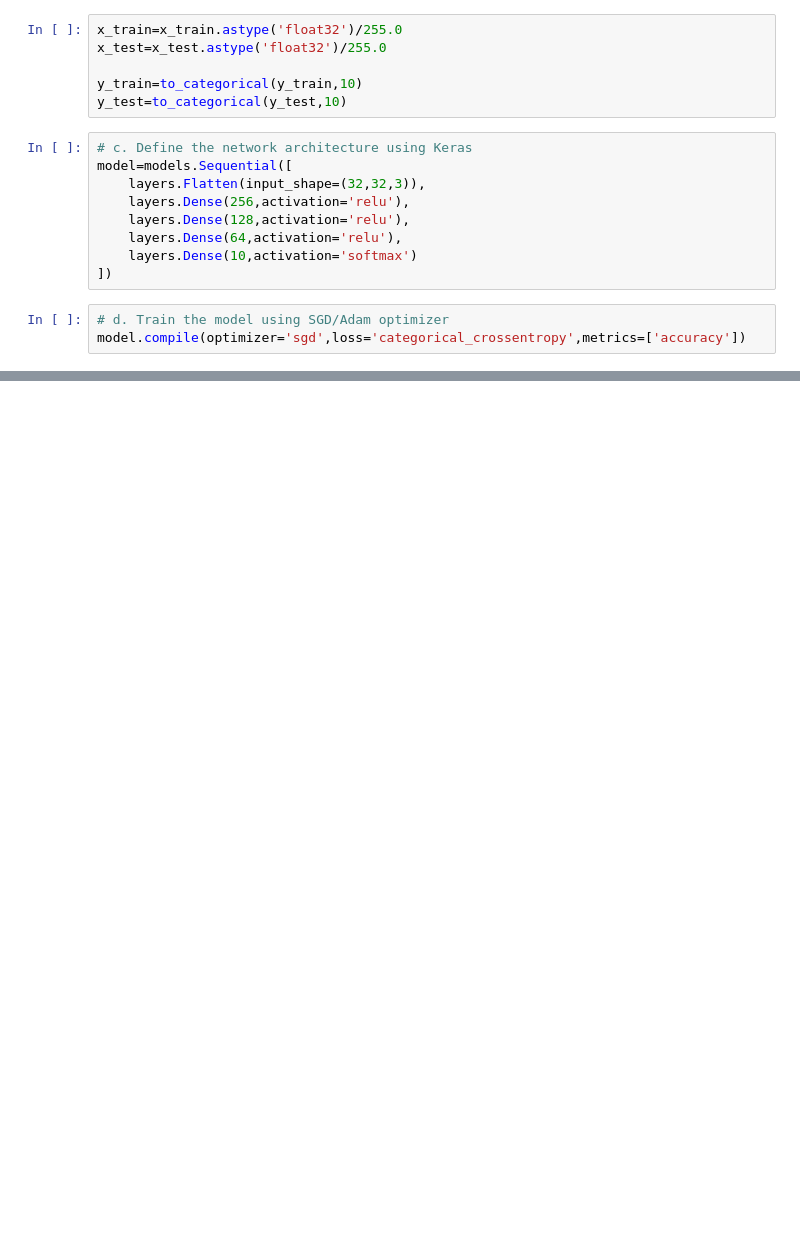
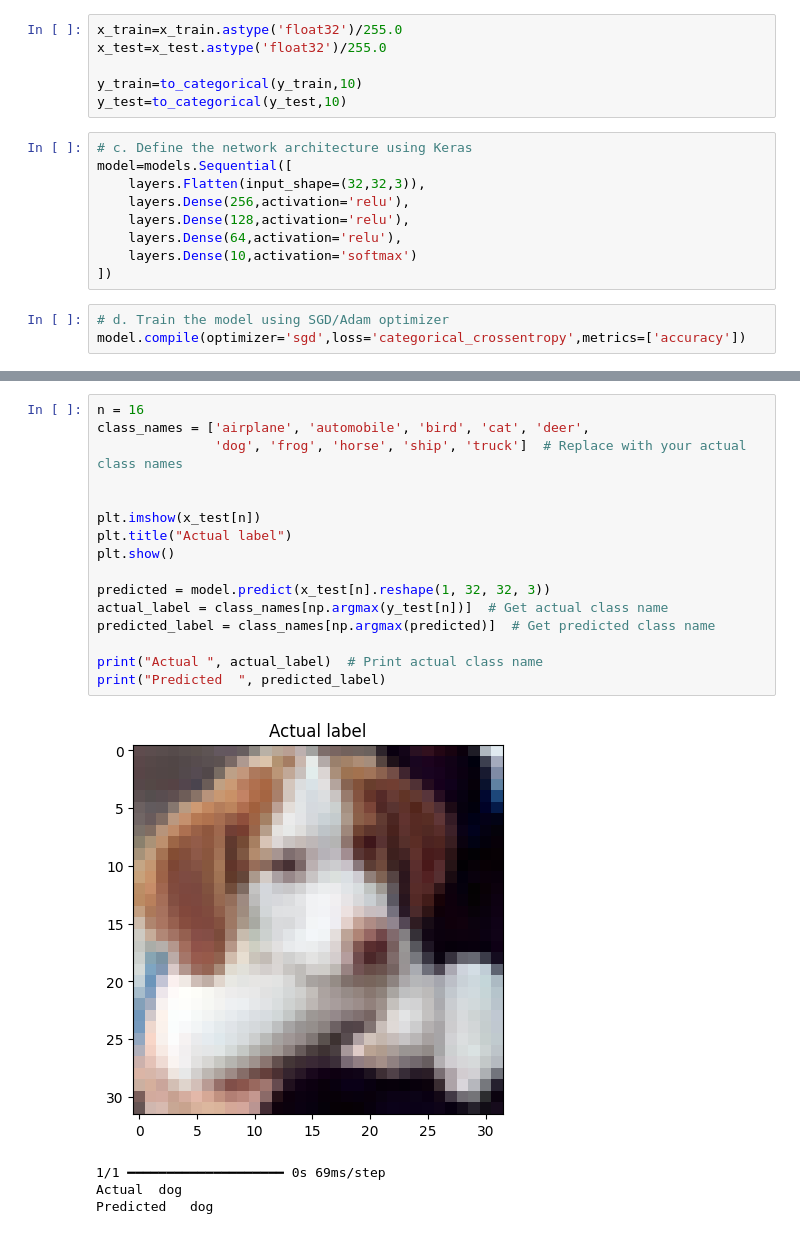
Before and after one commit to Atharva2116/DL, a Jupyter notebook: Feedforward_neural_networks/Feedforward_neural_networks_CIFAR10.ipynb, the cells around one changed output, grey strips where cells are left out. Saved outputs shown, nothing was run; the diff lists cells and outputs as text; blank space fills up the shorter version.

```diff
--- a/Feedforward_neural_networks/Feedforward_neural_networks_CIFAR10.ipynb
+++ b/Feedforward_neural_networks/Feedforward_neural_networks_CIFAR10.ipynb
@@ -77,0 +82,21 @@ plt.show()
+# %%
+n = 16
+class_names = ['airplane', 'automobile', 'bird', 'cat', 'deer',
+               'dog', 'frog', 'horse', 'ship', 'truck']  # Replace with your actual class names
+
+
+plt.imshow(x_test[n])
+plt.title("Actual label")
+plt.show()
+
+predicted = model.predict(x_test[n].reshape(1, 32, 32, 3))
+actual_label = class_names[np.argmax(y_test[n])]  # Get actual class name
+predicted_label = class_names[np.argmax(predicted)]  # Get predicted class name
+
+print("Actual ", actual_label)  # Print actual class name
+print("Predicted  ", predicted_label)
+# %% [output]
+[figure, added]
+1/1 ━━━━━━━━━━━━━━━━━━━━ 0s 69ms/step
+Actual  dog
+Predicted   dog
```
Also changed, not shown: parts of 6 cells of this notebook.
